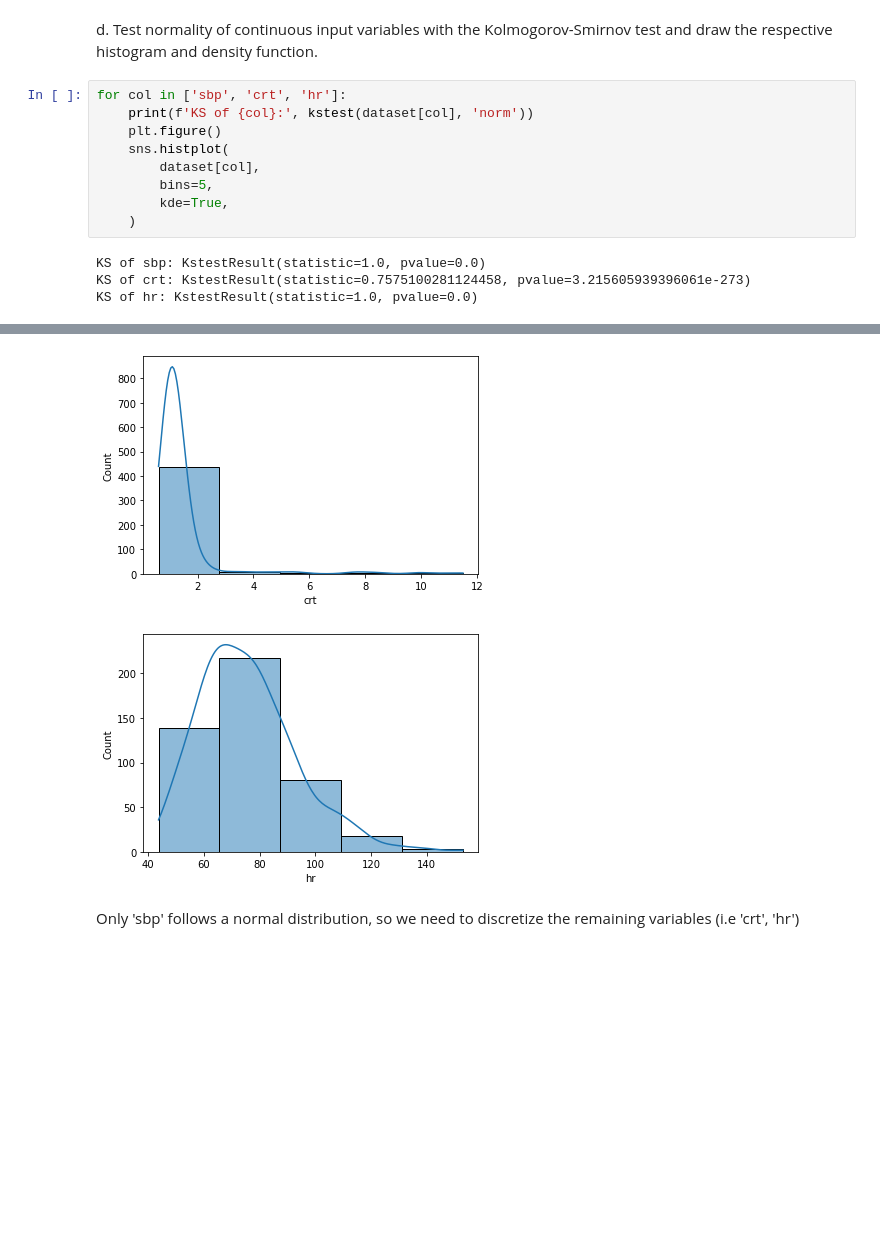
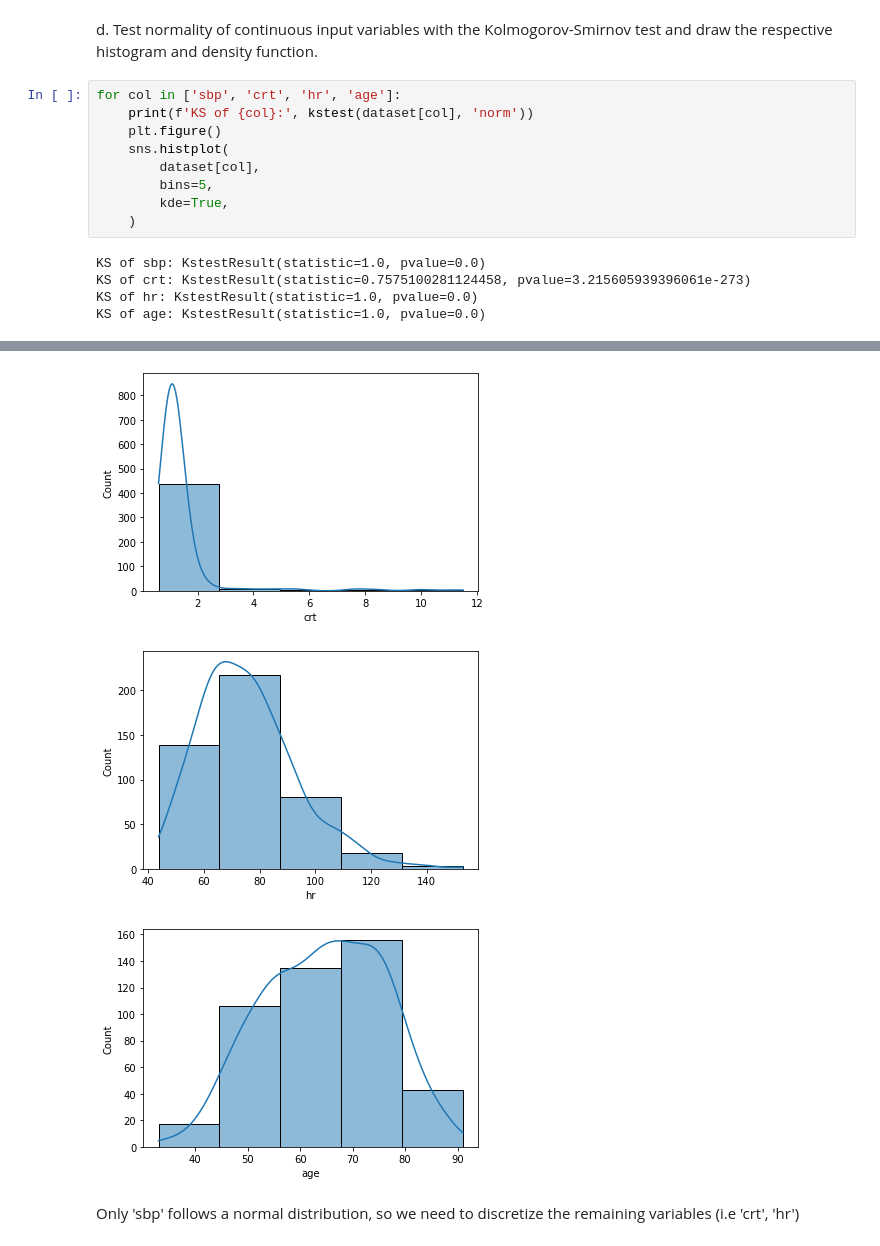
Before and after one commit to manelfideles/data-fusion-project, a Jupyter notebook: data-fusion/src/main.ipynb, the cells around one changed output, grey strips where cells are left out. Drawn from its saved outputs; the diff is of its cells as text; blank space fills up the shorter version.

```diff
--- a/data-fusion/src/main.ipynb
+++ b/data-fusion/src/main.ipynb
@@ -77,21 +78,23 @@ dataset['cg'] = dataset['target'].where(guidelines, 0)
 # %% [markdown]
 d. Test normality of continuous input variables with the Kolmogorov-Smirnov test and draw the respective histogram and density function.<br />
 # %%
-for col in ['sbp', 'crt', 'hr']:
+for col in ['sbp', 'crt', 'hr', 'age']:
     print(f'KS of {col}:', kstest(dataset[col], 'norm'))
     plt.figure()
     sns.histplot(
         dataset[col],
         bins=5,
         kde=True,
     )
 # %% [output]
 KS of sbp: KstestResult(statistic=1.0, pvalue=0.0)
 KS of crt: KstestResult(statistic=0.7575100281124458, pvalue=3.215605939396061e-273)
 KS of hr: KstestResult(statistic=1.0, pvalue=0.0)
+KS of age: KstestResult(statistic=1.0, pvalue=0.0)
 [figure]
 [figure]
 [figure]
+[figure, added]
 # %% [markdown]
 Only 'sbp' follows a normal distribution, so we need to discretize the remaining variables (i.e 'crt', 'hr')
 # %%
```
Also changed, not shown: parts of 24 cells of this notebook.
